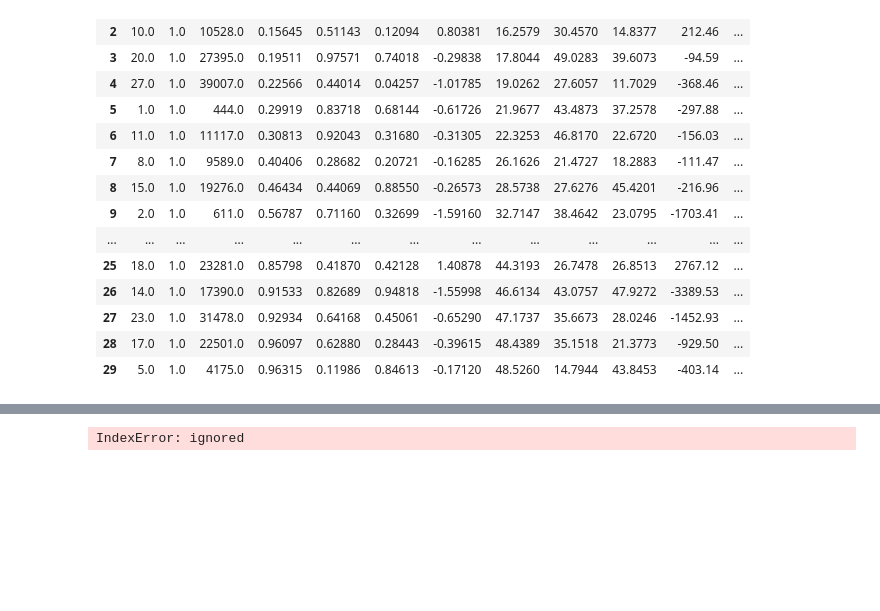
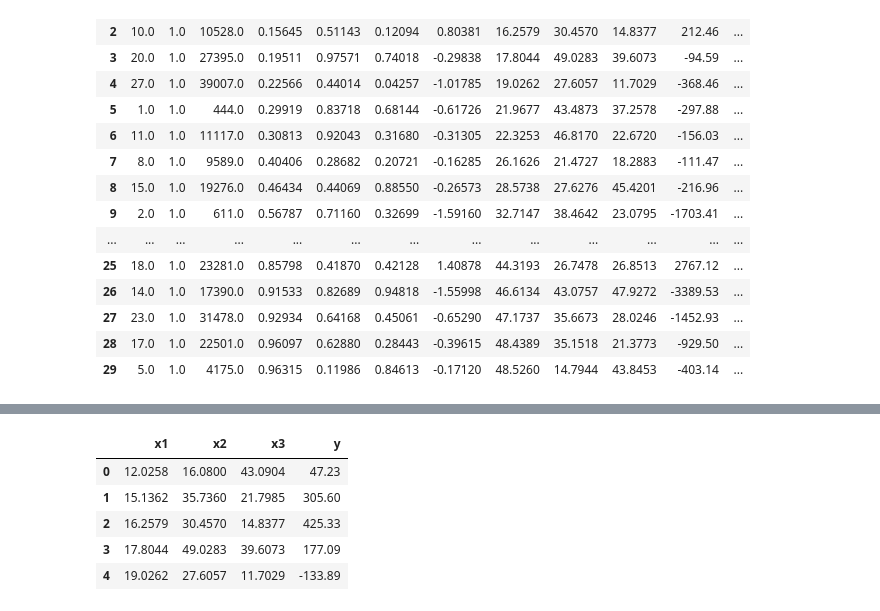
Before and after one commit to iam-fern/Research, a Jupyter notebook: GQtest_Cluster.ipynb, the cells around one changed output, grey strips where cells are left out. Drawn from its saved outputs; the diff is of its cells as text; code cells hidden in the pictures; blank space fills up the shorter version.

```diff
--- a/GQtest_Cluster.ipynb
+++ b/GQtest_Cluster.ipynb
@@ -189,7 +173,2 @@ new_table_sort
 # %%
 # แบ่งข้อมูลออกเป็น 2 กลุ่มด้วย k-mean
-# %%
-df = pd.read_csv('https://github.com/iam-fern/Research/raw/main/gen_SAS.csv', index_col=['Replicate', 'no'])
-data = df.values
-# %% [output]
-IndexError: ignored
@@ -195,0 +181,9 @@ IndexError: ignored
+# %%
+new_table_sort.head()
+# %% [output]
+|  | x1 | x2 | x3 | y |
+| 0 | 12.0258 | 16.0800 | 43.0904 | 47.23 |
+| 1 | 15.1362 | 35.7360 | 21.7985 | 305.60 |
+| 2 | 16.2579 | 30.4570 | 14.8377 | 425.33 |
+| 3 | 17.8044 | 49.0283 | 39.6073 | 177.09 |
+| 4 | 19.0262 | 27.6057 | 11.7029 | -133.89 |
```
Also changed, not shown: parts of 6 cells of this notebook.
